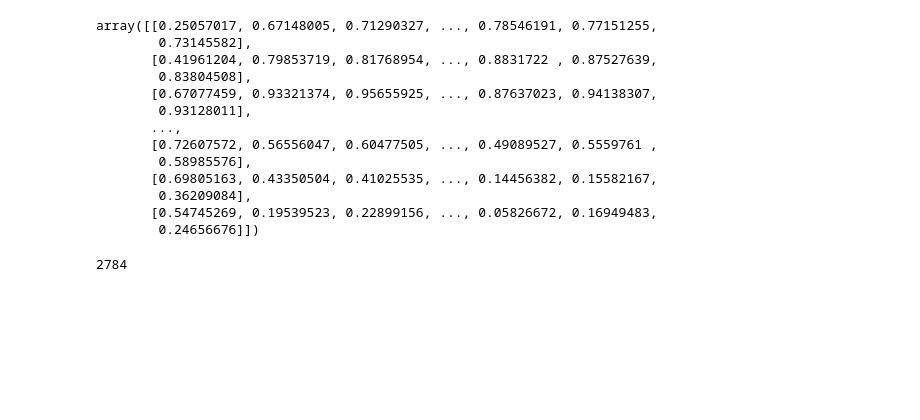
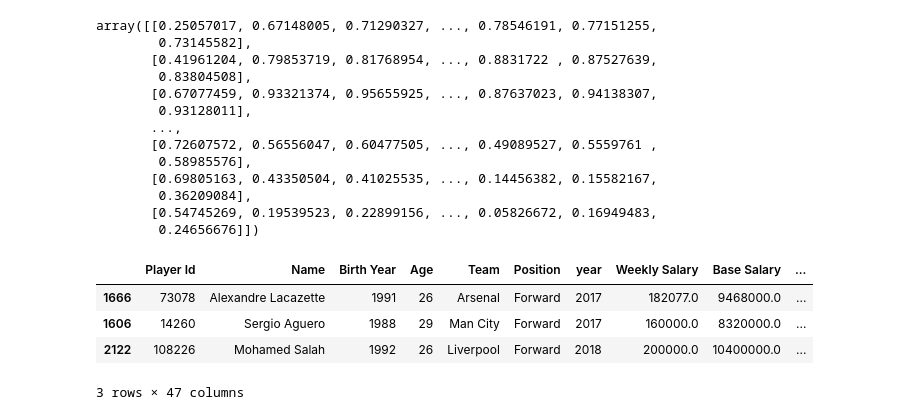
Before and after one commit to sajacaros/eda_champions, a Jupyter notebook: eda/eda.ipynb, the cells around one changed output. Saved outputs shown, nothing was run; the diff lists cells and outputs as text; code cells hidden in the pictures; blank space fills up the shorter version.

```diff
--- a/eda/eda.ipynb
+++ b/eda/eda.ipynb
@@ -431,7 +430,14 @@ array([[0.25057017, 0.67148005, 0.71290327, ..., 0.78546191, 0.77151255,
         0.36209084],
        [0.54745269, 0.19539523, 0.22899156, ..., 0.05826672, 0.16949483,
         0.24656676]])
-# %%
-len(similarity[0])
-# %% [output]
-2784
+# %%
+featuring_df['similarity'] = similarity.sum(axis=0)
+featuring_df['similarity-rank'] = featuring_df['similarity'].rank(ascending=False)
+featuring_df = featuring_df[featuring_df['Name']!=player_name].sort_values('similarity-rank')
+featuring_df[~featuring_df.duplicated(['Name'], keep='first')].iloc[:3]
+# %% [output]
+|  | Player Id | Name | Birth Year | Age | Team | Position | year | Weekly Salary | Base Salary | ... |
+| 1666 | 73078 | Alexandre Lacazette | 1991 | 26 | Arsenal | Forward | 2017 | 182077.0 | 9468000.0 | ... |
+| 1606 | 14260 | Sergio Aguero | 1988 | 29 | Man City | Forward | 2017 | 160000.0 | 8320000.0 | ... |
+| 2122 | 108226 | Mohamed Salah | 1992 | 26 | Liverpool | Forward | 2018 | 200000.0 | 10400000.0 | ... |
+3 rows × 47 columns
```
Also changed, not shown: parts of 16 cells of this notebook, 3 other files.
